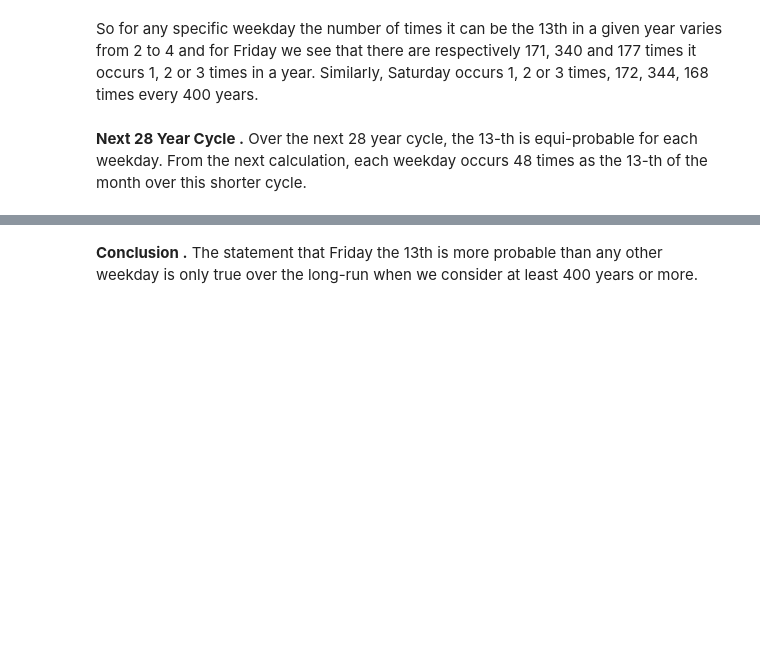
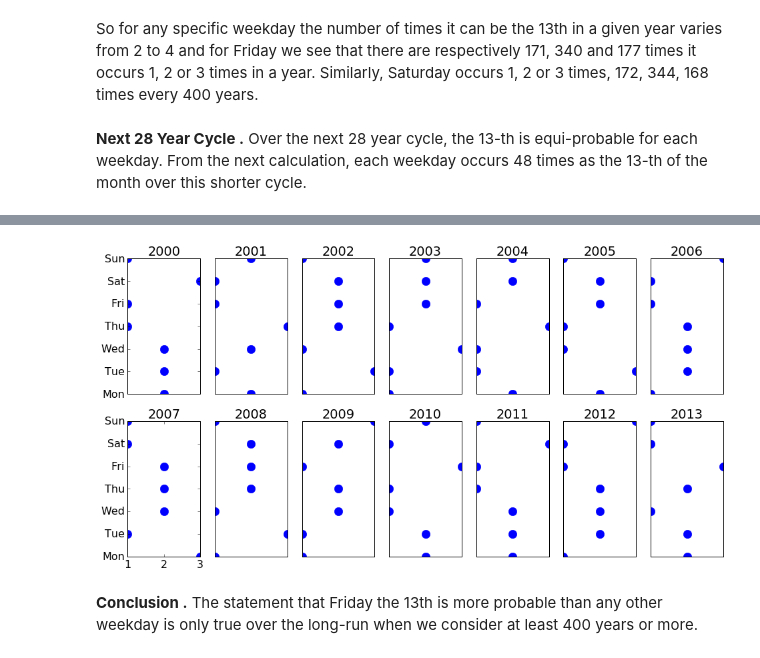
Before and after one commit to nmningmei/intuitive_probability_games, a Jupyter notebook: 13th the Friday.ipynb, the cells around one changed output, grey strips where cells are left out. Drawn from its saved outputs; the diff is of its cells as text; code cells hidden in the pictures; blank space fills up the shorter version.

```diff
--- a/13th the Friday.ipynb
+++ b/13th the Friday.ipynb
@@ -84,12 +114,14 @@ _=ax1.set(xticks=(x+0.5)[::5],xticklabels=np.arange(2000,2028)[::5],
 # %%
 fig,axes = plt.subplots(2,7,figsize=(16,8))
 years = np.arange(2000,2014)
 for ii, ax in enumerate(axes.flatten()):
     _=ax.plot(year13[ii,:],np.arange(len(WeekDays)),'.',markersize=25)
     _=ax.set(xticks=[],yticks=[],title=years[ii])
 _=axes[0,0].set(yticks=np.arange(len(WeekDays)),
             yticklabels=WeekDays)
 _=axes[1,0].set(yticks=np.arange(len(WeekDays)),
-            yticklabels=WeekDays)
+            yticklabels=WeekDays,xticks=[1,2,3])
+# %% [output]
+[figure, added]
 # %% [markdown]
 **Conclusion .** The statement that Friday the 13th is more probable than any other weekday is only true over the long-run when we consider at least 400 years or more.
```
Also changed, not shown: parts of 7 cells of this notebook.
